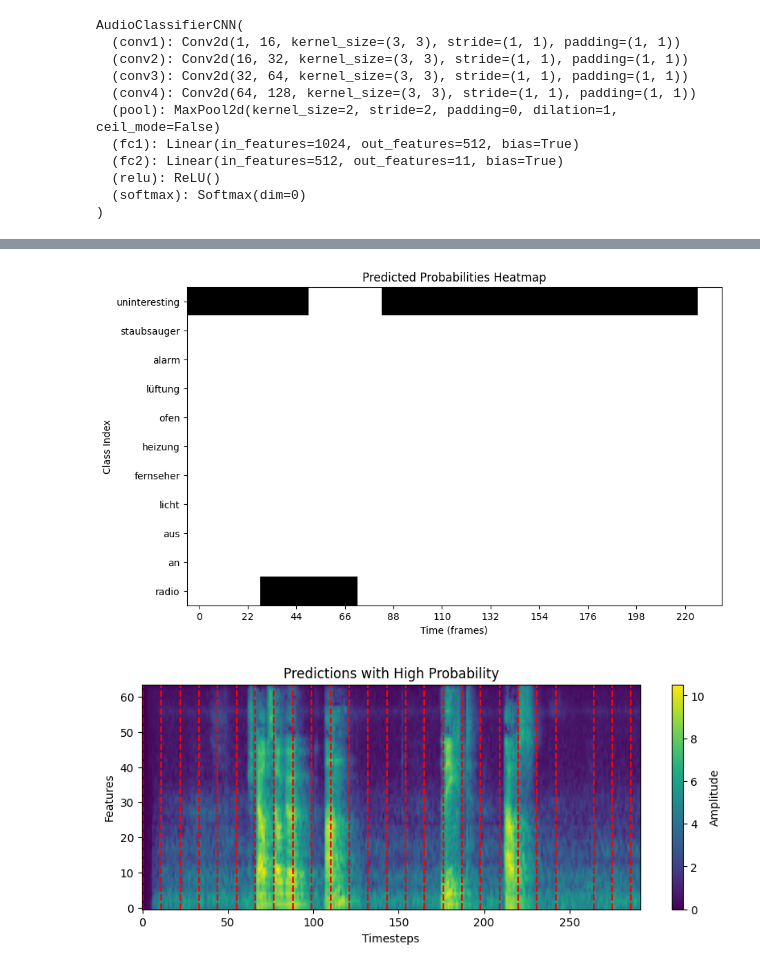
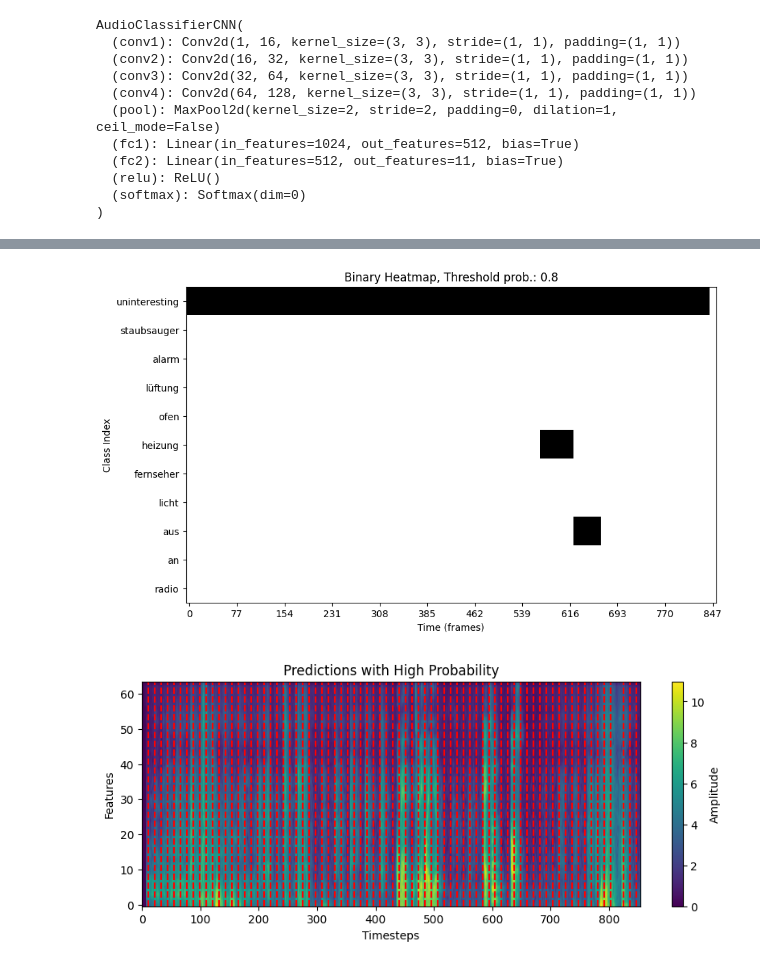
Before and after one commit to Simre1/MLPC-2024, a Jupyter notebook: assignment3/make_predictions_with_neural_network.ipynb, the cells around one changed output, grey strips where cells are left out. Saved outputs shown, nothing was run; the diff lists cells and outputs as text; code cells hidden in the pictures.

```diff
--- a/assignment3/make_predictions_with_neural_network.ipynb
+++ b/assignment3/make_predictions_with_neural_network.ipynb
@@ -23,7 +25,7 @@ print("Collected new file paths:", new_file_paths)
 # %% [output]
 Collected new file paths: ['../Files/scence_analysis\\2_Florian_Heizung_aus.npy', '../Files/scence_analysis\\3_Verena_Staubsauger_an_Alarm_an.npy', '../Files/scence_analysis\\5_Lukas_Staubsauger_an_Li ...
 # %%
-dataset_audio = np.load(new_file_paths[3])[:, 12:76, :]
+dataset_audio = np.load(new_file_paths[0])[:, 12:76, :]
 # %%
 dataset_audio.shape
 # %% [output]
@@ -105,7 +107,8 @@ AudioClassifierCNN(
   (softmax): Softmax(dim=0)
 )
 # %%
-all_predictions, threshold_predictions = sliding_window_prediction(model, dataset_audio_tensor, window_size=44, stride=11, threshold=0.99)
+all_predictions, threshold_predictions = sliding_window_prediction(model, dataset_audio_tensor,
+                                                                   window_size=44, stride=11, threshold=0.80)
 # %%
 def display_predictions(all_predictions):
     # Iterate over each tensor in all_predictions
@@ -166,5 +175,5 @@ threshold_predictions[40:50]
 # %%
-def display_predictions_heatmap_with_timestamps(threshold_predictions, classes_dict, window_size, stride, num_displayed_timestamps=10):
+def display_binary_predictions_heatmap_with_timestamps(threshold_predictions, classes_dict, window_size, stride, num_displayed_timestamps=10):
     # Calculate the number of timestamps
     num_timestamps = ((threshold_predictions[-1][1] - threshold_predictions[0][0]) // stride) + 1
 
@@ -183,7 +192,7 @@ def display_predictions_heatmap_with_timestamps(threshold_predictions, classes_d
     plt.imshow(heatmap, cmap='binary', aspect='auto')
     plt.xlabel('Time (frames)')
     plt.ylabel('Class Index')
-    plt.title('Predicted Probabilities Heatmap')
+    plt.title('Binary Heatmap, Threshold prob.: 0.8')
 
     # Set x-axis labels as timestamps
     step = max(num_timestamps // num_displayed_timestamps, 1)
@@ -196,9 +205,9 @@ def display_predictions_heatmap_with_timestamps(threshold_predictions, classes_d
 
     plt.show()
 # %%
-display_predictions_heatmap_with_timestamps(threshold_predictions, classes.CLASSES, window_size=44, stride=11)
+display_binary_predictions_heatmap_with_timestamps(threshold_predictions, classes.CLASSES, window_size=44, stride=11)
 # %% [output]
-[figure, old version]
+[figure, new version]
 # %%
 def plot_predictions_heatmap(predictions, input_data, class_labels):
     plt.figure(figsize=(10, 8))
@@ -219,4 +228,4 @@ def plot_predictions_heatmap(predictions, input_data, class_labels):
 # Example usage:
 plot_predictions_heatmap(threshold_predictions, dataset_audio_tensor, classes.CLASSES)
 # %% [output]
-[figure, old version]
+[figure, new version]
```
Also changed, not shown: parts of 4 cells of this notebook.
